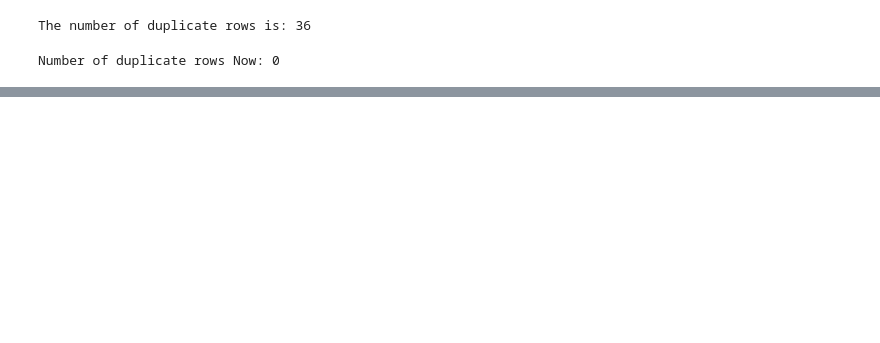
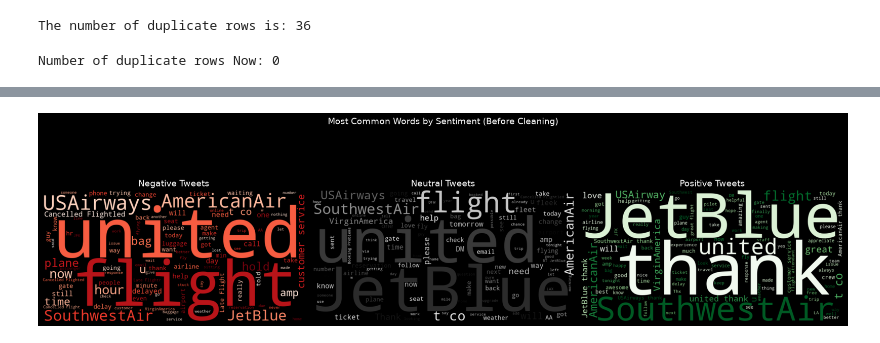
Before and after one commit to MaykInvest/Sentiment_Analysis_Airline, a Jupyter notebook: project.ipynb, the cells around one changed output, grey strips where cells are left out. Saved outputs shown, nothing was run; the diff lists cells and outputs as text; code cells hidden in the pictures; blank space fills up the shorter version.

```diff
--- a/project.ipynb
+++ b/project.ipynb
@@ -559,0 +530,37 @@ print(dfc.columns.tolist())
+# %%
+# ============================================================
+# ☁️ WORD CLOUDS PER SENTIMENT
+# ============================================================
+
+fig, axes = plt.subplots(1, 3, figsize=(18, 6))
+
+sentiments = {
+    'negative': ('#E74C3C', 'Reds',   axes[0]),
+    'neutral' : ('#95A5A6', 'Greys',  axes[1]),
+    'positive': ('#2ECC71', 'Greens', axes[2])
+}
+
+for sentiment, (color, cmap, ax) in sentiments.items():
+    text = ' '.join(
+        dfc[dfc['airline_sentiment'] == sentiment]['text'].tolist()
+    )
+    wc = WordCloud(
+        width            = 800,
+        height           = 400,
+        background_color = 'black',
+        colormap         = cmap,
+        max_words        = 100
+    ).generate(text)
+
+    ax.imshow(wc, interpolation='bilinear')
+    ax.set_title(f'{sentiment.capitalize()} Tweets', fontsize=14)
+    ax.axis('off')
+
+plt.suptitle(
+    'Most Common Words by Sentiment (Before Cleaning)',
+    fontsize=14
+)
+plt.tight_layout()
+plt.show()
+# %% [output]
+[figure, added]
```
Also changed, not shown: parts of 20 cells of this notebook.
